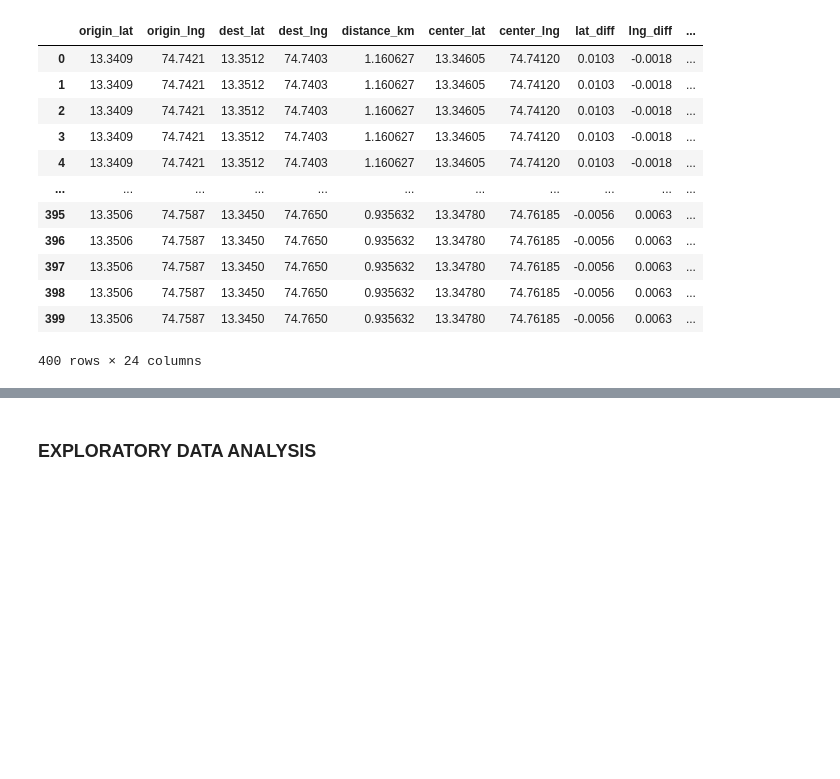
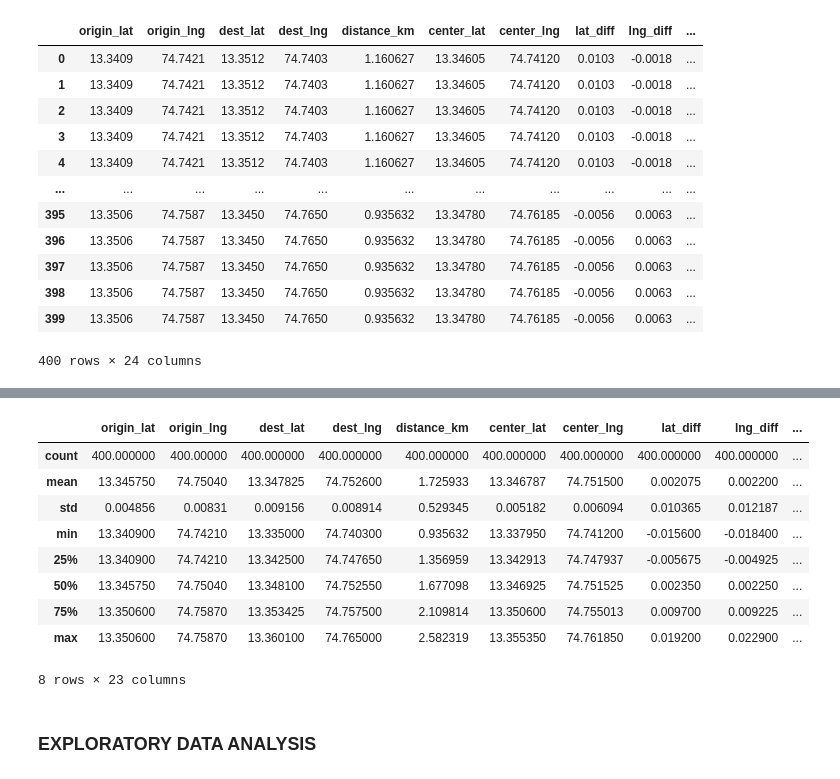
Before and after one commit to Shriya-20/Parcel_Delivery_Optimization, a Jupyter notebook: scripts/ml_layer_3.ipynb, the cells around one changed output, grey strips where cells are left out. Saved outputs shown, nothing was run; the diff lists cells and outputs as text; code cells hidden in the pictures; blank space fills up the shorter version.

```diff
--- a/scripts/ml_layer_3.ipynb
+++ b/scripts/ml_layer_3.ipynb
@@ -511,3 +531,16 @@ training_df
+# %%
+training_df.describe()
+# %% [output]
+|  | origin_lat | origin_lng | dest_lat | dest_lng | distance_km | center_lat | center_lng | lat_diff | lng_diff | ... |
+| count | 400.000000 | 400.00000 | 400.000000 | 400.000000 | 400.000000 | 400.000000 | 400.000000 | 400.000000 | 400.000000 | ... |
+| mean | 13.345750 | 74.75040 | 13.347825 | 74.752600 | 1.725933 | 13.346787 | 74.751500 | 0.002075 | 0.002200 | ... |
+| std | 0.004856 | 0.00831 | 0.009156 | 0.008914 | 0.529345 | 0.005182 | 0.006094 | 0.010365 | 0.012187 | ... |
+| min | 13.340900 | 74.74210 | 13.335000 | 74.740300 | 0.935632 | 13.337950 | 74.741200 | -0.015600 | -0.018400 | ... |
+| 25% | 13.340900 | 74.74210 | 13.342500 | 74.747650 | 1.356959 | 13.342913 | 74.747937 | -0.005675 | -0.004925 | ... |
+| 50% | 13.345750 | 74.75040 | 13.348100 | 74.752550 | 1.677098 | 13.346925 | 74.751525 | 0.002350 | 0.002250 | ... |
+| 75% | 13.350600 | 74.75870 | 13.353425 | 74.757500 | 2.109814 | 13.350600 | 74.755013 | 0.009700 | 0.009225 | ... |
+| max | 13.350600 | 74.75870 | 13.360100 | 74.765000 | 2.582319 | 13.355350 | 74.761850 | 0.019200 | 0.022900 | ... |
+8 rows × 23 columns
 # %% [markdown]
 ### EXPLORATORY DATA ANALYSIS
 # %%
```
Also changed, not shown: parts of 4 cells of this notebook.
